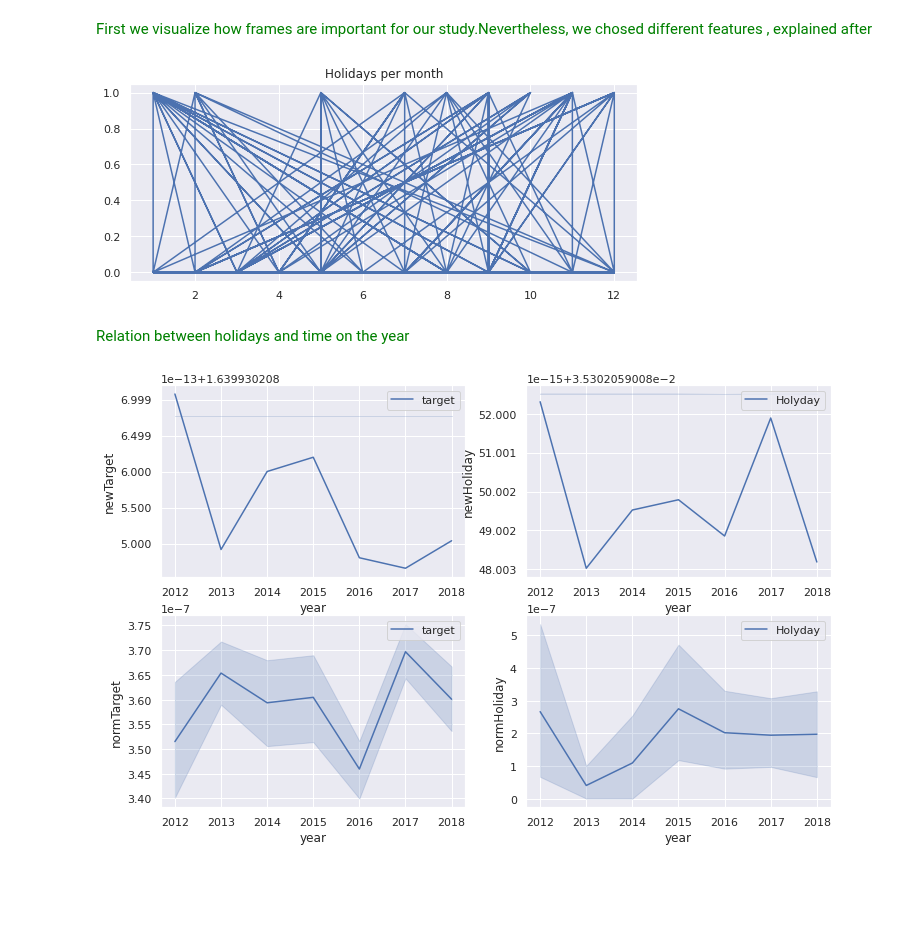
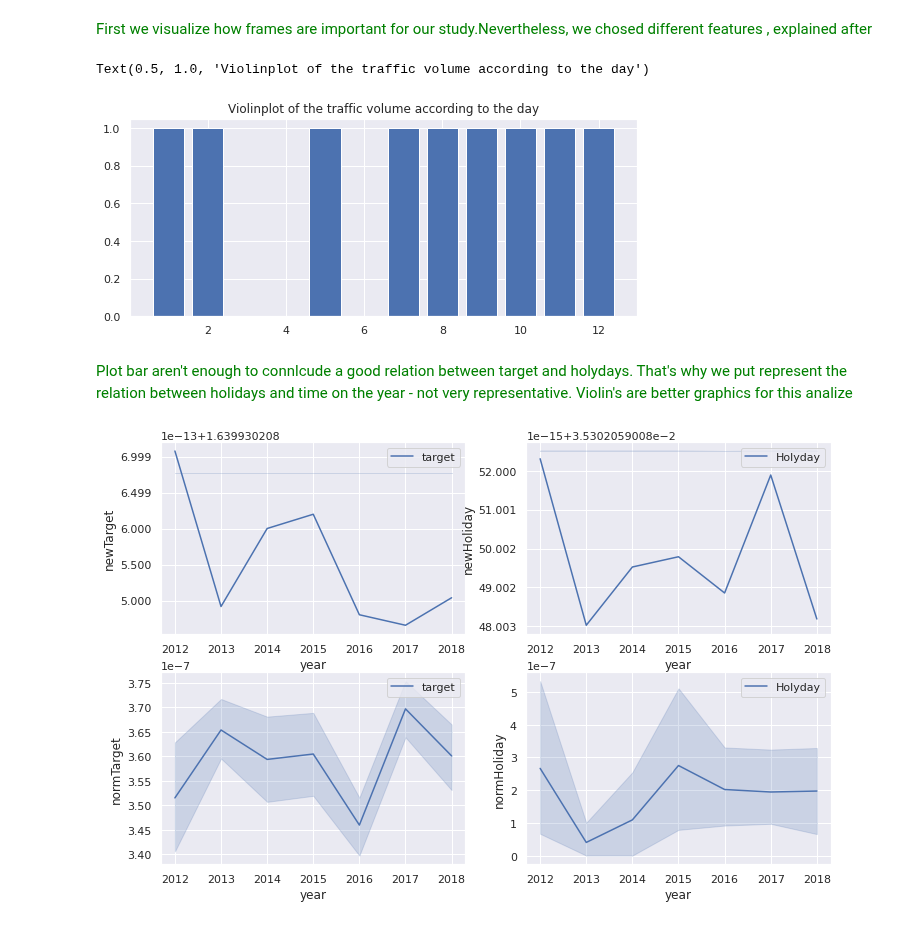
Before and after one commit to UrsulaAlcantara/Segway, a Jupyter notebook: starting_kit/README_final.ipynb, the cells around one changed output. Drawn from its saved outputs; the diff is of its cells as text; code cells hidden in the pictures; blank space fills up the shorter version.

```diff
--- a/starting_kit/README_final.ipynb
+++ b/starting_kit/README_final.ipynb
@@ -161,15 +166,18 @@ Text(0.5, 1.0, 'Violinplot of the traffic volume according to the day')
 <span   style="color:green"> First we visualize how frames are important for our study.Nevertheless, we chosed different features , explained after</span>
 # %%
 """ Testing pertinent features, Holiday importance  """
+
 plt.figure(figsize=(20,8))
-plt.subplot(222)
-plt.plot(data['month'], data['holiday'])
-plt.title("Holidays per month")
-plt.show()
+plt.subplot(221)
+
+
+plt.bar('month','holiday', data= data)
+plt.title('Violinplot of the traffic volume according to the day')
 # %% [output]
+Text(0.5, 1.0, 'Violinplot of the traffic volume according to the day')
-[figure, old version]
+[figure, new version]
-# %% [markdown]
-<span   style="color:green"> Relation between holidays and time on the year </span>
+# %% [markdown]
+<span   style="color:green">Plot bar aren't enough to connlcude a good relation between target and holydays. That's why we put represent the relation between holidays and time on the year - not very representative. Violin's are better graphics for this analize</span>
 # %%
 
 """Normalize with mean : newTarget and new Holiday"""
```
Also changed, not shown: parts of 22 cells of this notebook.
